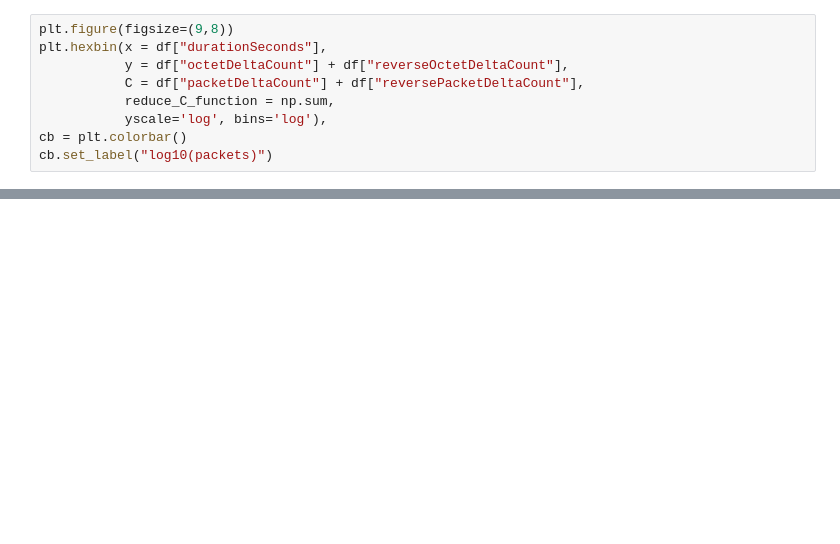
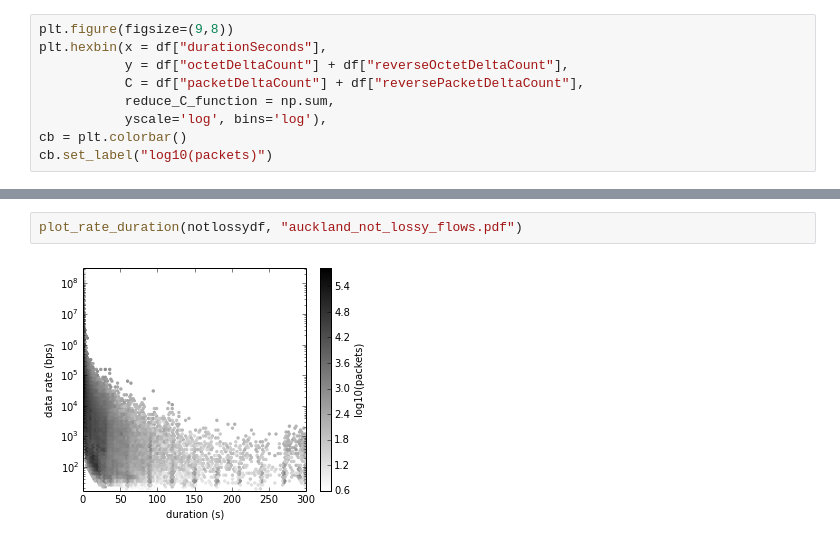
Before and after one commit to britram/qof, a Jupyter notebook: pytools/duration-rate.ipynb, the cells around one changed output, grey strips where cells are left out. Saved outputs shown, nothing was run; the diff lists cells and outputs as text; blank space fills up the shorter version.

```diff
--- a/pytools/duration-rate.ipynb
+++ b/pytools/duration-rate.ipynb
@@ -33,0 +67,4 @@ cb.set_label("log10(packets)")
+# %%
+plot_rate_duration(notlossydf, "auckland_not_lossy_flows.pdf")
+# %% [output]
+[figure, added]
```
Also changed, not shown: parts of 6 cells of this notebook, 2 other files.
